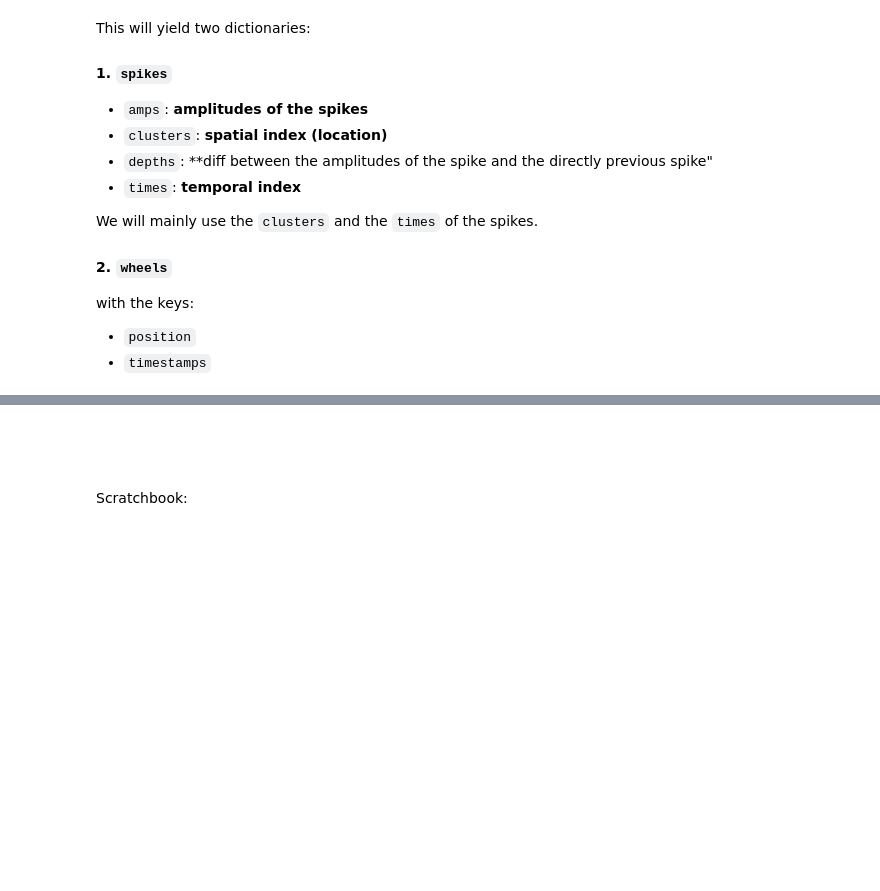
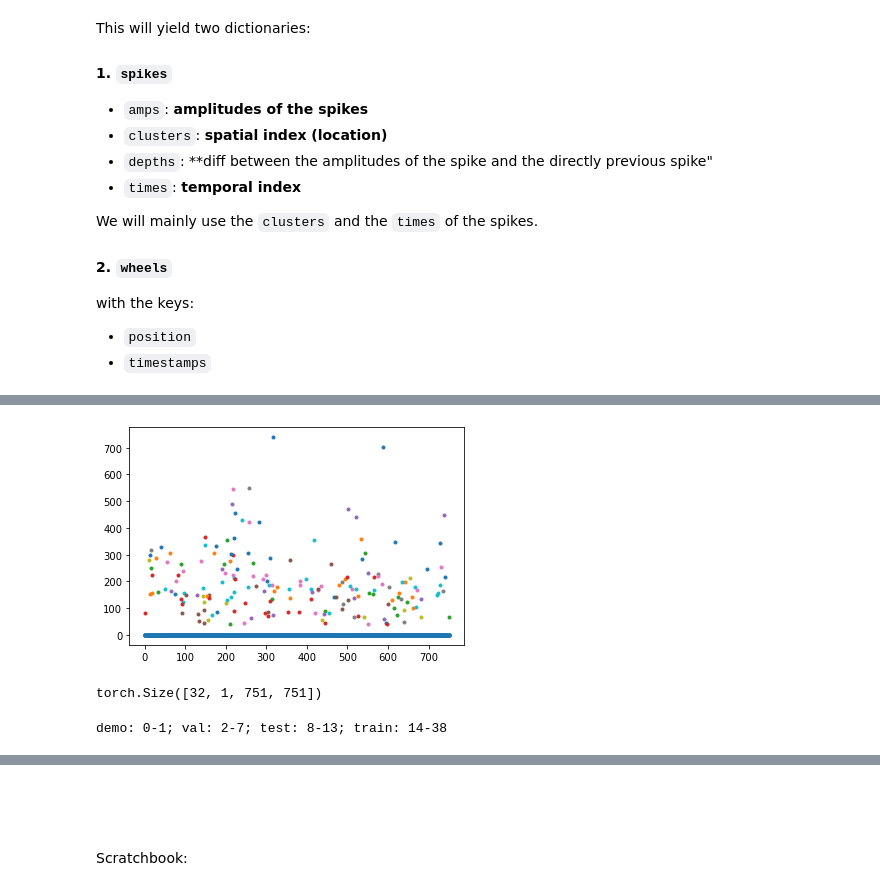
Before and after one commit to APS360-20209-T3/npix, a Jupyter notebook: data_gcp.ipynb, the cells around one changed output, grey strips where cells are left out. Drawn from its saved outputs; the diff is of its cells as text; code cells hidden in the pictures; blank space fills up the shorter version.

```diff
--- a/data_gcp.ipynb
+++ b/data_gcp.ipynb
@@ -208,0 +254,22 @@ array([[2.],
+# %%
+conv_data_trials = trials.copy()
+matrix_of_trials = np.zeros((len(trials), 751, 751))
+
+new_min = 0
+new_max = 750
+
+for i, trial in enumerate(conv_data_trials):
+    trial = np.array(trial)
+    old_min = np.amin(trial[0])
+    old_max = np.amax(trial[0])
+
+    old_range = old_max - old_min
+    new_range = new_max - new_min
+
+    trial[0] = ((trial[0] - old_min) * new_range / old_range) + new_min
+    matrix_of_trials[i, trial[0].astype(int), trial[1].astype(int)] = trial[2]
+# %%
+plt.plot(matrix_of_trials[0], '.')
+plt.show()
+# %% [output]
+[figure, added]
@@ -208,0 +281,6 @@ array([[2.],
+# %%
+trainloader = torch.utils.data.DataLoader(train_data[:500], shuffle=True, batch_size=32)
+i1, l1 = next(iter(trainloader))
+print(i1.shape)
+# %% [output]
+torch.Size([32, 1, 751, 751])
@@ -208,0 +289,23 @@ array([[2.],
+# %%
+### Full Data Acquisition
+from math import ceil
+
+demo_ratio = .05
+val_ratio = .15
+test_ratio = .15
+train_ratio = 1 - (demo_ratio + val_ratio + test_ratio)
+
+last_session_idx = 38
+demo_idx = ceil(last_session_idx * demo_ratio)
+val_idx = demo_idx + ceil(last_session_idx * val_ratio)
+test_idx = val_idx + ceil(last_session_idx * test_ratio)
+train_idx = test_idx + ceil(last_session_idx * train_ratio)
+
+print("demo: 0-{}; val: {}-{}; test: {}-{}; train: {}-{}".format(
+    demo_idx-1,
+    demo_idx, val_idx-1,
+    val_idx, test_idx-1,
+    test_idx, train_idx-1
+))
+# %% [output]
+demo: 0-1; val: 2-7; test: 8-13; train: 14-38
```
Also changed, not shown: parts of 34 cells of this notebook, 2 other files.
